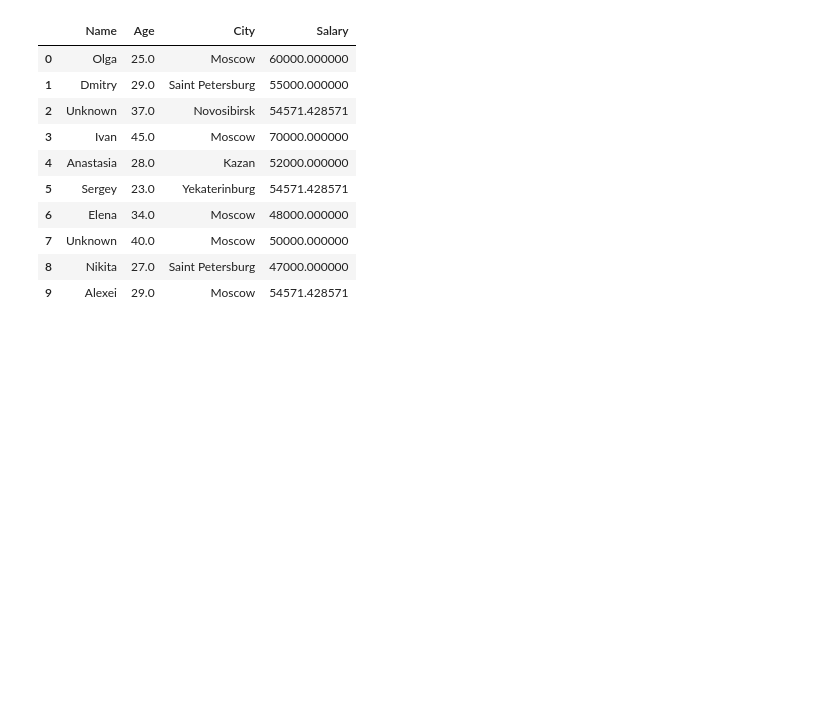
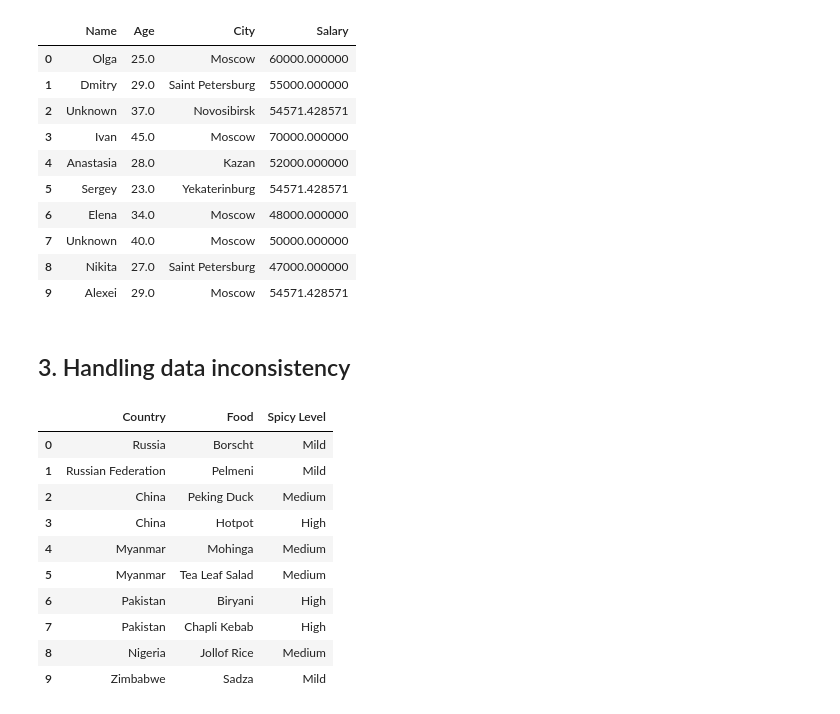
Before and after one commit to taqihaider7/NSU_ML, a Jupyter notebook: Labs/lab2a.ipynb, the cells around one changed output. Saved outputs shown, nothing was run; the diff lists cells and outputs as text; code cells hidden in the pictures; blank space fills up the shorter version.

```diff
--- a/Labs/lab2a.ipynb
+++ b/Labs/lab2a.ipynb
@@ -206,3 +238,20 @@ Median of age is 29.0
 | 7 | Unknown | 40.0 | Moscow | 50000.000000 |
 | 8 | Nikita | 27.0 | Saint Petersburg | 47000.000000 |
 | 9 | Alexei | 29.0 | Moscow | 54571.428571 |
+# %% [markdown]
+## 3. Handling data inconsistency
+# %%
+df = get_df(3)
+df
+# %% [output]
+|  | Country | Food | Spicy Level |
+| 0 | Russia | Borscht | Mild |
+| 1 | Russian Federation | Pelmeni | Mild |
+| 2 | China | Peking Duck | Medium |
+| 3 | China | Hotpot | High |
+| 4 | Myanmar | Mohinga | Medium |
+| 5 | Myanmar | Tea Leaf Salad | Medium |
+| 6 | Pakistan | Biryani | High |
+| 7 | Pakistan | Chapli Kebab | High |
+| 8 | Nigeria | Jollof Rice | Medium |
+| 9 | Zimbabwe | Sadza | Mild |
```
Also changed, not shown: parts of 33 cells of this notebook.
